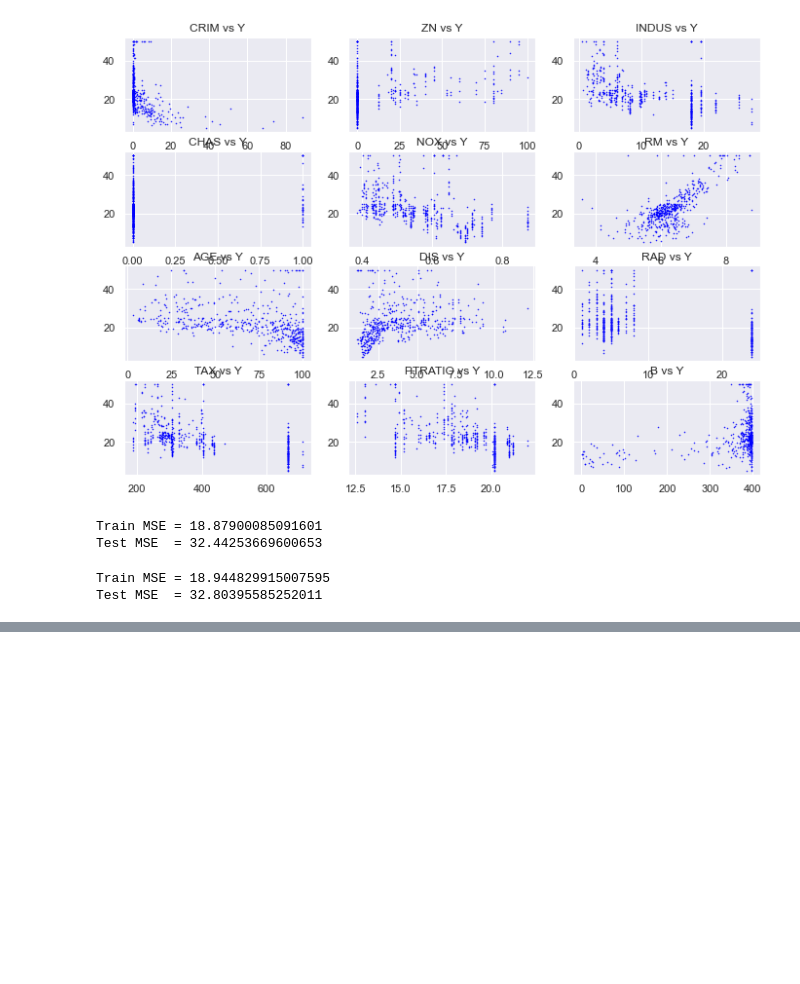
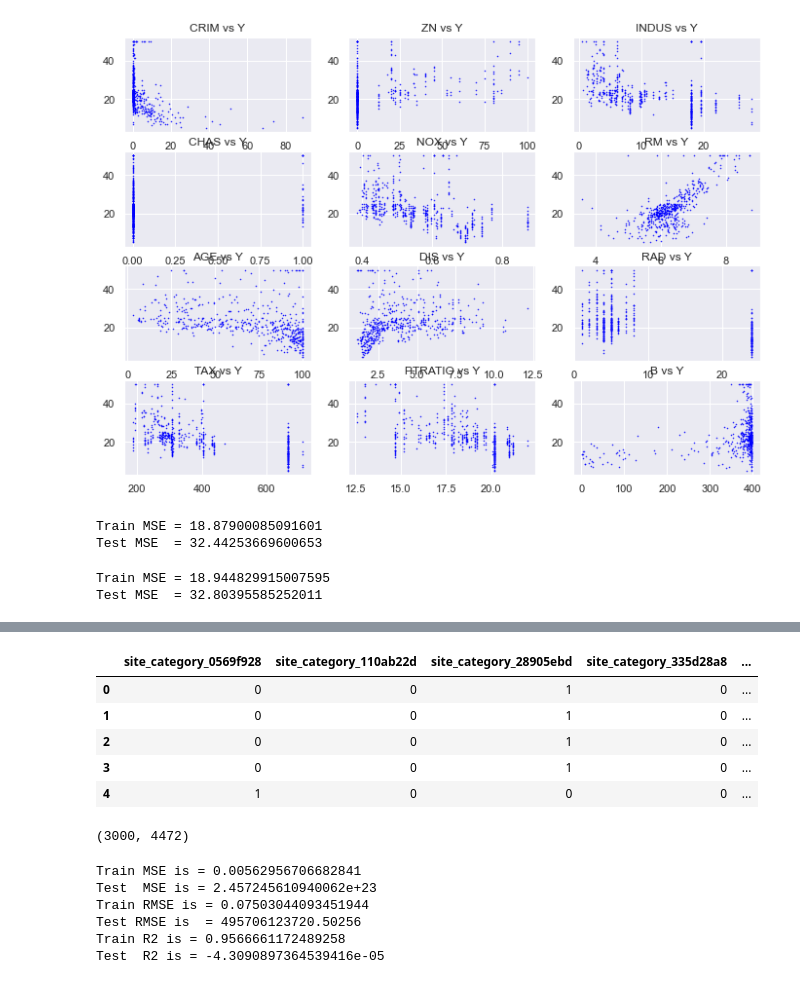
Before and after one commit to jasimahmedkhan/AI-Material, a Jupyter notebook: linear_regression.ipynb, the cells around one changed output, grey strips where cells are left out. Cells and saved outputs as stored; diff of their text form; code cells hidden in the pictures; blank space fills up the shorter version.

```diff
--- a/linear_regression.ipynb
+++ b/linear_regression.ipynb
@@ -311,0 +344,11 @@ Test MSE  = 32.80395585252011
+# %%
+## Converting Categorical data to Numberic data
+## One-hot encoding or one hot vector
+pd.get_dummies(data_frame["site_category"], prefix="site_category").head()
+# %% [output]
+|  | site_category_0569f928 | site_category_110ab22d | site_category_28905ebd | site_category_335d28a8 | ... |
+| 0 | 0 | 0 | 1 | 0 | ... |
+| 1 | 0 | 0 | 1 | 0 | ... |
+| 2 | 0 | 0 | 1 | 0 | ... |
+| 3 | 0 | 0 | 1 | 0 | ... |
+| 4 | 1 | 0 | 0 | 0 | ... |
@@ -311,0 +365,6 @@ Test MSE  = 32.80395585252011
+# %%
+X = data_frame.drop(["click", "id", "hour"], axis=1)
+Y = data_frame["click"]
+print(X.shape)
+# %% [output]
+(3000, 4472)
@@ -311,0 +373,30 @@ Test MSE  = 32.80395585252011
+# %%
+LR = LinearRegression()
+LR.fit(X_train, Y_train)
+
+Y_train_pred = LR.predict(X_train)
+train_mse = sklearn.metrics.mean_squared_error(Y_train_pred, Y_train)
+rmse_train = np.sqrt(train_mse)
+r2_train = sklearn.metrics.r2_score(Y_train_pred, Y_train)
+
+
+Y_test_pred = LR.predict(X_test)
+test_mse = sklearn.metrics.mean_squared_error(Y_test_pred, Y_test)
+rmse_test = np.sqrt(test_mse)
+r2_test  = sklearn.metrics.r2_score(Y_test_pred, Y_test)
+
+print("Train MSE is = {}".format(train_mse))
+print("Test  MSE is = {}".format(test_mse))
+
+print("Train RMSE is = {}".format(rmse_train))
+print("Test RMSE is  = {}".format(rmse_test))
+
+print("Train R2 is = {}".format(r2_train))
+print("Test  R2 is = {}".format(r2_test))
+# %% [output]
+Train MSE is = 0.00562956706682841
+Test  MSE is = 2.457245610940062e+23
+Train RMSE is = 0.07503044093451944
+Test RMSE is  = 495706123720.50256
+Train R2 is = 0.9566661172489258
+Test  R2 is = -4.3090897364539416e-05
```
Also changed, not shown: parts of 13 cells of this notebook, 1 other file.
